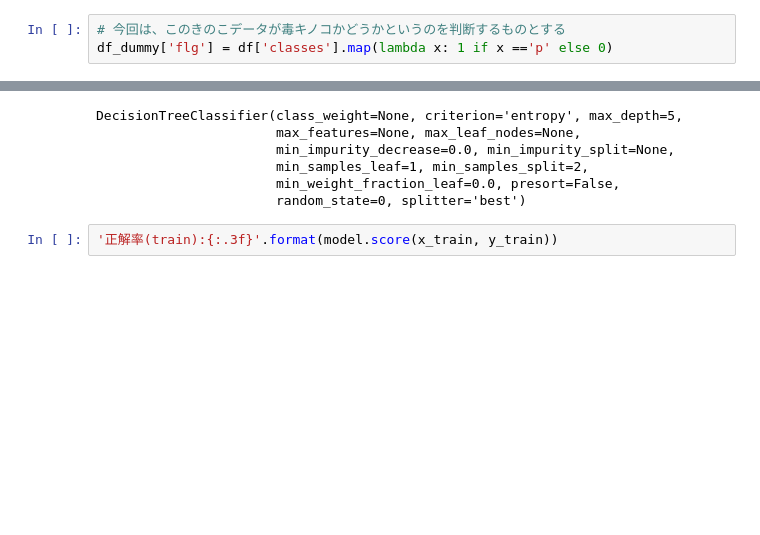
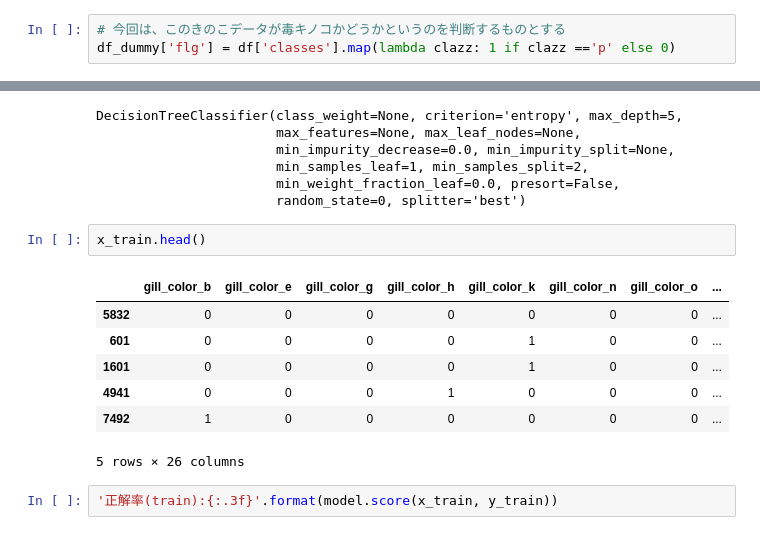
Before and after one commit to yukimura1227/trainings, a Jupyter notebook: jupyter_training/scikit_learn_sample/decision_tree_sample.ipynb, the cells around one changed output, grey strips where cells are left out. Cells and saved outputs as stored; diff of their text form; blank space fills up the shorter version.

```diff
--- a/jupyter_training/scikit_learn_sample/decision_tree_sample.ipynb
+++ b/jupyter_training/scikit_learn_sample/decision_tree_sample.ipynb
@@ -33,4 +33,4 @@ df_dummy.head()
 5 rows × 26 columns
 # %%
 # 今回は、このきのこデータが毒キノコかどうかというのを判断するものとする
-df_dummy['flg'] = df['classes'].map(lambda x: 1 if x =='p' else 0)
+df_dummy['flg'] = df['classes'].map(lambda clazz: 1 if clazz =='p' else 0)
@@ -53,6 +61,16 @@ DecisionTreeClassifier(class_weight=None, criterion='entropy', max_depth=5,
                        min_samples_leaf=1, min_samples_split=2,
                        min_weight_fraction_leaf=0.0, presort=False,
                        random_state=0, splitter='best')
+# %%
+x_train.head()
+# %% [output]
+|  | gill_color_b | gill_color_e | gill_color_g | gill_color_h | gill_color_k | gill_color_n | gill_color_o | ... |
+| 5832 | 0 | 0 | 0 | 0 | 0 | 0 | 0 | ... |
+| 601 | 0 | 0 | 0 | 0 | 1 | 0 | 0 | ... |
+| 1601 | 0 | 0 | 0 | 0 | 1 | 0 | 0 | ... |
+| 4941 | 0 | 0 | 0 | 1 | 0 | 0 | 0 | ... |
+| 7492 | 1 | 0 | 0 | 0 | 0 | 0 | 0 | ... |
+5 rows × 26 columns
 # %%
 '正解率(train):{:.3f}'.format(model.score(x_train, y_train))
 # %% [output]
```
Also changed, not shown: parts of 1 cell of this notebook, 1 other file.
